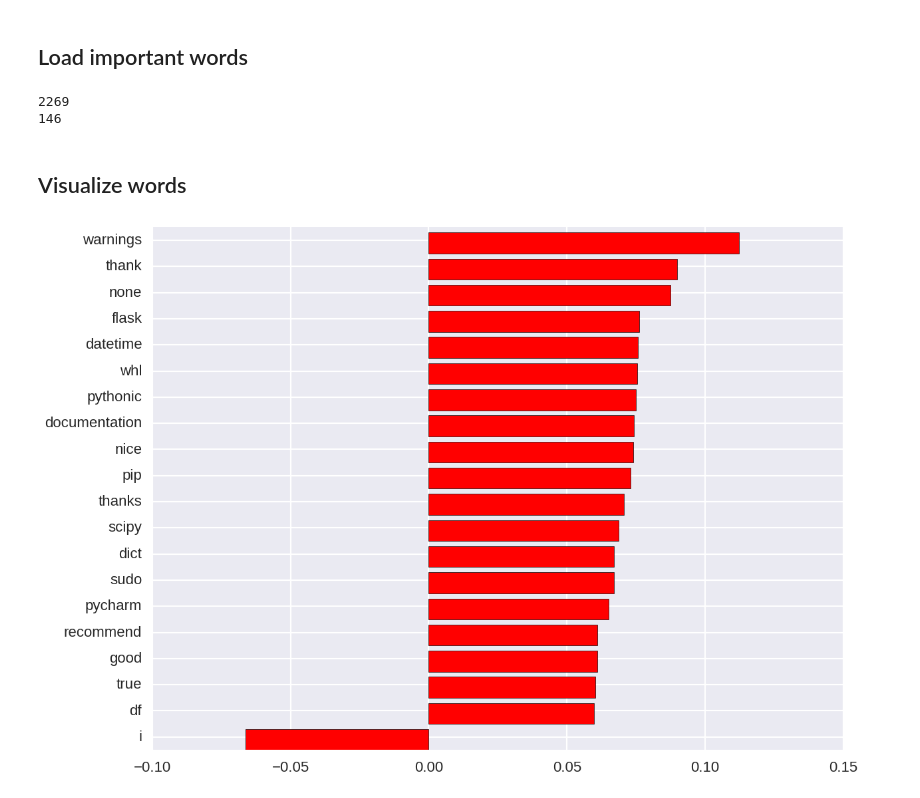
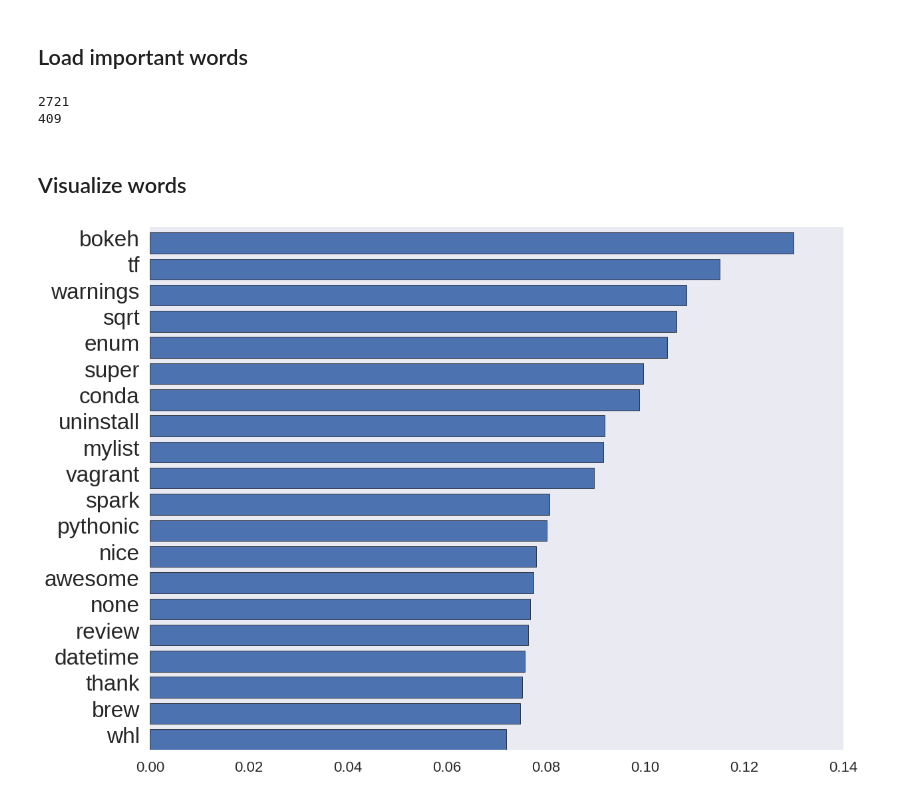
Before and after one commit to dvatterott/stackex_sum, a Jupyter notebook: Modeling/Visualizing Important Words.ipynb, the cells around one changed output. Cells and saved outputs as stored; diff of their text form; code cells hidden in the pictures.

```diff
--- a/Modeling/Visualizing Important Words.ipynb
+++ b/Modeling/Visualizing Important Words.ipynb
@@ -4,7 +4,7 @@
 import pickle
 
 name = 'lime_dict_train'
-with open('./' + name + '.pkl', 'rb') as f:
+with open('../Data_and_Models/' + name + '.pkl', 'rb') as f:
     word_dict = pickle.load(f)
 
 import numpy as np
@@ -18,7 +18,7 @@ new_dict = word_dict.copy()
 for keys in word_dict.keys():
     if isinstance(word_dict[keys], float):
         new_dict.pop(keys)
-    elif len(word_dict[keys]) < 10:
+    elif len(word_dict[keys]) < 5:
         new_dict.pop(keys)
 
 print(len(new_dict))
@@ -29,22 +29,25 @@ for i in range(num_wanted):
     imp_word_dict[max_key] = np.mean(new_dict[max_key])
     new_dict.pop(max_key, None)
 # %% [output]
-2269
-146
+2721
+409
 # %% [markdown]
 ## Visualize words
 # %%
 import matplotlib.pyplot as plt
 import seaborn as sns
 sns.set_context("poster")
+sns.set_style("dark")
 
 sorted_x = sorted(imp_word_dict, key=imp_word_dict.get)
 sorted_y = [imp_word_dict[x] for x in sorted_x]
 
-plt.barh(range(len(sorted_x)), sorted_y, color='r')
+plt.barh(range(len(sorted_x)), sorted_y)
 plt.yticks(np.arange(len(sorted_x))+0.5, sorted_x)
+plt.tick_params(axis='y', which='major', labelsize=24)
 
 plt.tight_layout()
+plt.savefig('importwords.svg')
 plt.show()
 # %% [output]
-[figure, old version]
+[figure, new version]
```
Also changed, not shown: 6 other files.
